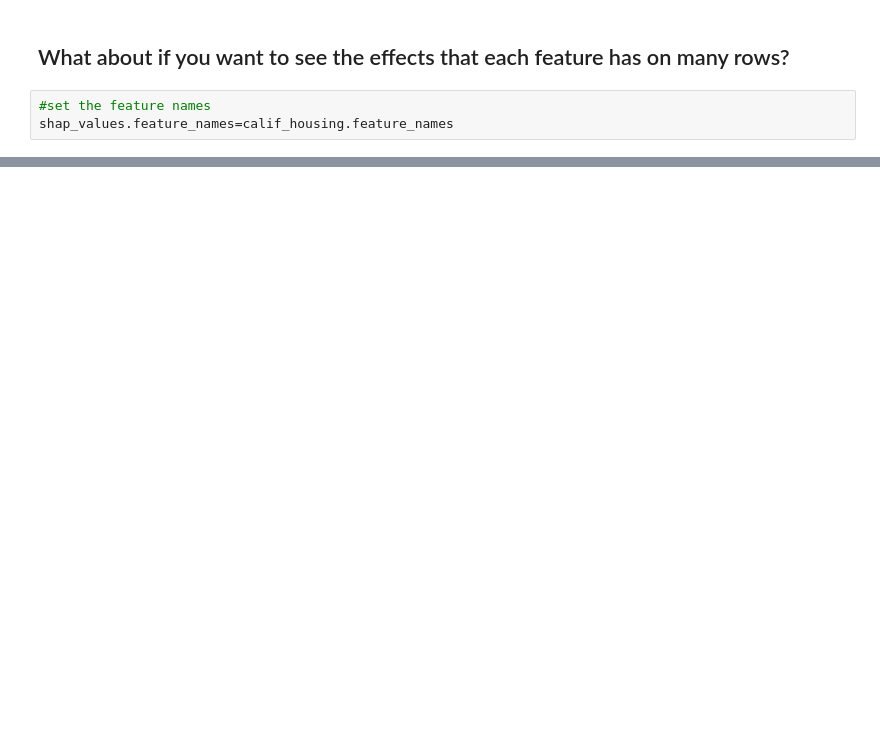
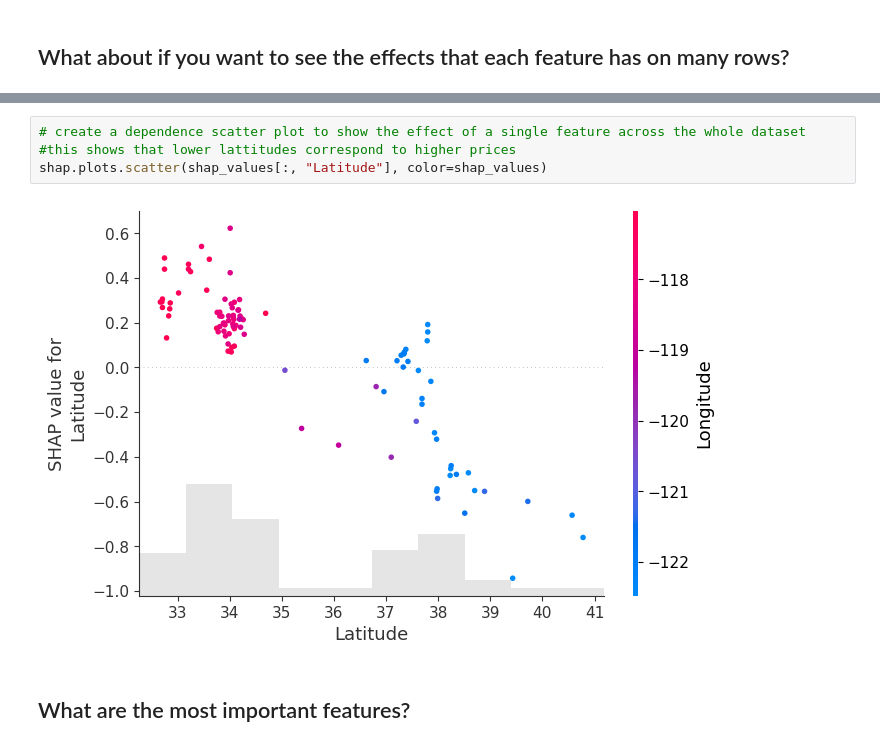
Before and after one commit to CNUClasses/DATA301_CODE, a Jupyter notebook: week_11/11_4_SHAP_regressor_classifier.ipynb, the cells around one changed output, grey strips where cells are left out. Saved outputs shown, nothing was run; the diff lists cells and outputs as text; blank space fills up the shorter version.

```diff
--- a/week_11/11_4_SHAP_regressor_classifier.ipynb
+++ b/week_11/11_4_SHAP_regressor_classifier.ipynb
@@ -158,5 +207,2 @@ explainer.expected_value
 # %% [markdown]
 ## What about if you want to see the effects that each feature has on many rows?
-# %%
-#set the feature names
-shap_values.feature_names=calif_housing.feature_names
@@ -173,2 +217,10 @@ shap.plots.beeswarm(shap_values)
+# %%
+# create a dependence scatter plot to show the effect of a single feature across the whole dataset
+#this shows that lower lattitudes correspond to higher prices
+shap.plots.scatter(shap_values[:, "Latitude"], color=shap_values)
+# %% [output]
+[figure, added]
+# %% [markdown]
+## What are the most important features?
 # %%
 shap.plots.bar(shap_values)
```
Also changed, not shown: parts of 28 cells of this notebook.
